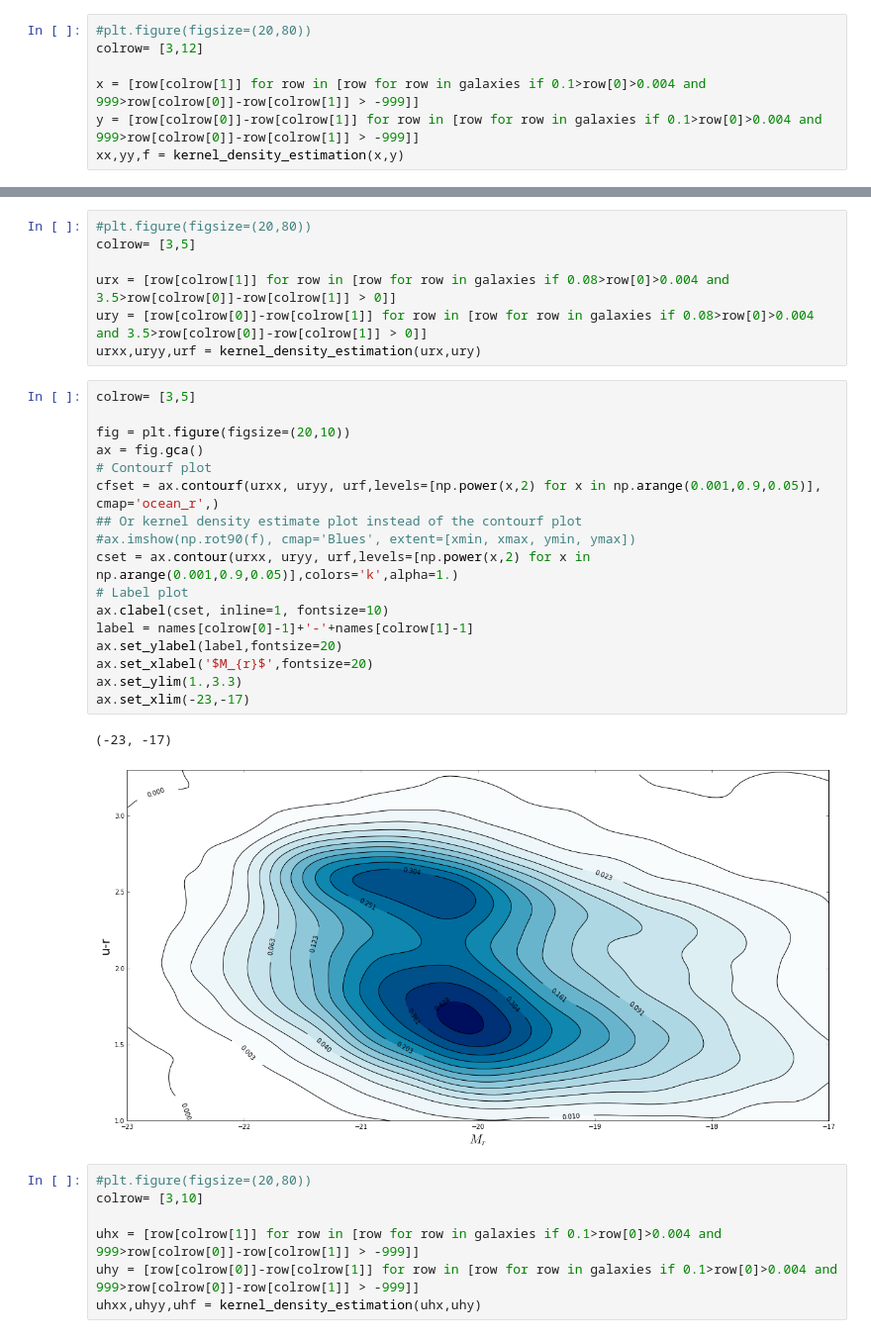
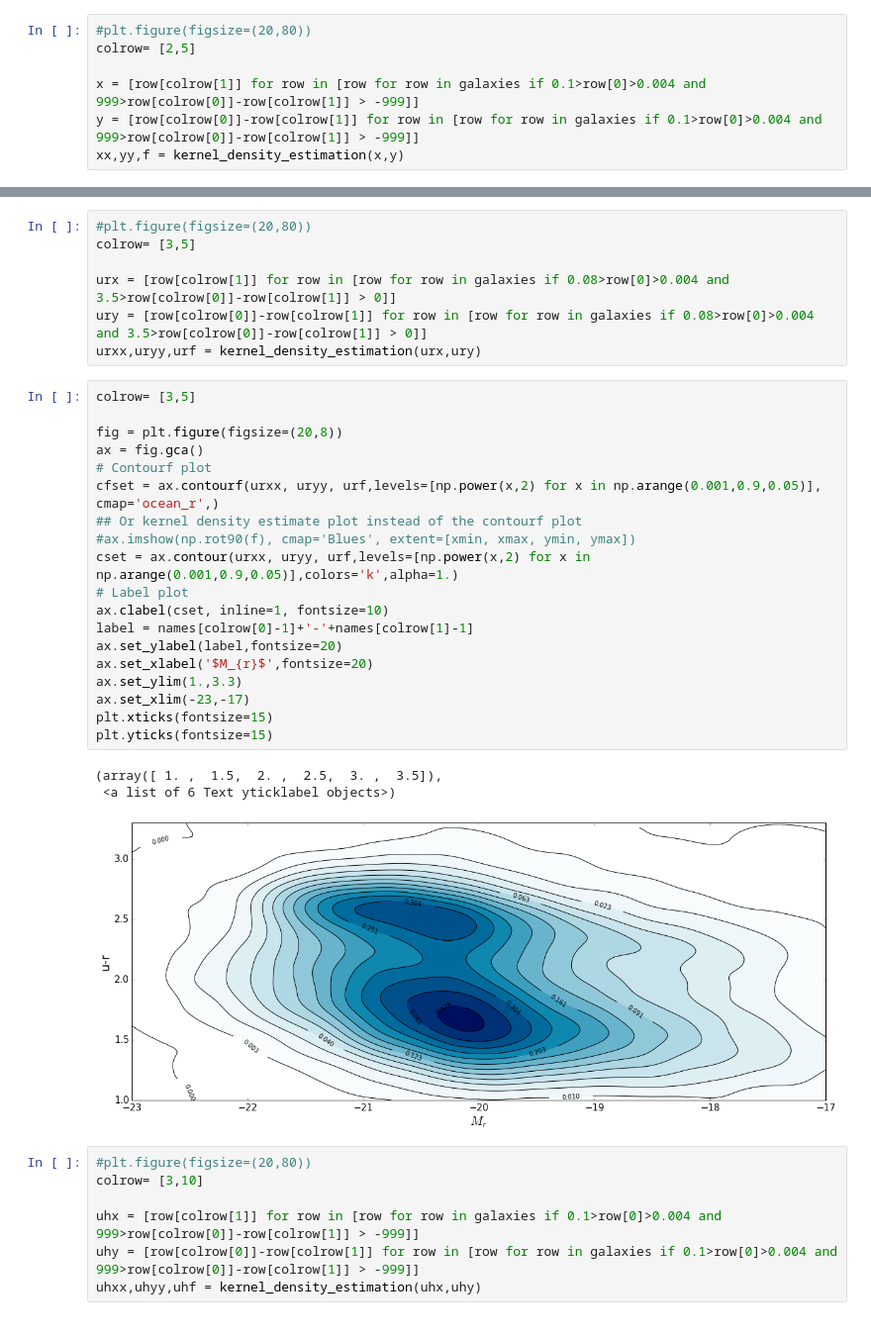
Before and after one commit to calumhrmurray/MPhysProject, a Jupyter notebook: analysis/final_cmds/without_FUV_cmds.ipynb, the cells around one changed output, grey strips where cells are left out. Shown: that part at 99% size. Drawn from its saved outputs; the diff is of its cells as text.

```diff
--- a/analysis/final_cmds/without_FUV_cmds.ipynb
+++ b/analysis/final_cmds/without_FUV_cmds.ipynb
@@ -74,7 +71,7 @@ plt.xlabel(label)
 [figure]
 # %%
 #plt.figure(figsize=(20,80))
-colrow= [3,12]
+colrow= [2,5]
 
 x = [row[colrow[1]] for row in [row for row in galaxies if 0.1>row[0]>0.004 and 999>row[colrow[0]]-row[colrow[1]] > -999]]
 y = [row[colrow[0]]-row[colrow[1]] for row in [row for row in galaxies if 0.1>row[0]>0.004 and 999>row[colrow[0]]-row[colrow[1]] > -999]]
@@ -109,23 +109,26 @@ urxx,uryy,urf = kernel_density_estimation(urx,ury)
 # %%
 colrow= [3,5]
 
-fig = plt.figure(figsize=(20,10))
+fig = plt.figure(figsize=(20,8))
 ax = fig.gca()
 # Contourf plot
 cfset = ax.contourf(urxx, uryy, urf,levels=[np.power(x,2) for x in np.arange(0.001,0.9,0.05)], cmap='ocean_r',)
 ## Or kernel density estimate plot instead of the contourf plot
 #ax.imshow(np.rot90(f), cmap='Blues', extent=[xmin, xmax, ymin, ymax])
 cset = ax.contour(urxx, uryy, urf,levels=[np.power(x,2) for x in np.arange(0.001,0.9,0.05)],colors='k',alpha=1.)
 # Label plot
 ax.clabel(cset, inline=1, fontsize=10)
 label = names[colrow[0]-1]+'-'+names[colrow[1]-1]
 ax.set_ylabel(label,fontsize=20)
 ax.set_xlabel('$M_{r}$',fontsize=20)
 ax.set_ylim(1.,3.3)
 ax.set_xlim(-23,-17)
+plt.xticks(fontsize=15)
+plt.yticks(fontsize=15)
 # %% [output]
-(-23, -17)
+(array([ 1. ,  1.5,  2. ,  2.5,  3. ,  3.5]),
+ <a list of 6 Text yticklabel objects>)
-[figure, old version]
+[figure, new version]
 # %%
 #plt.figure(figsize=(20,80))
 colrow= [3,10]
```
Also changed, not shown: parts of 6 cells of this notebook, 10 other files.
